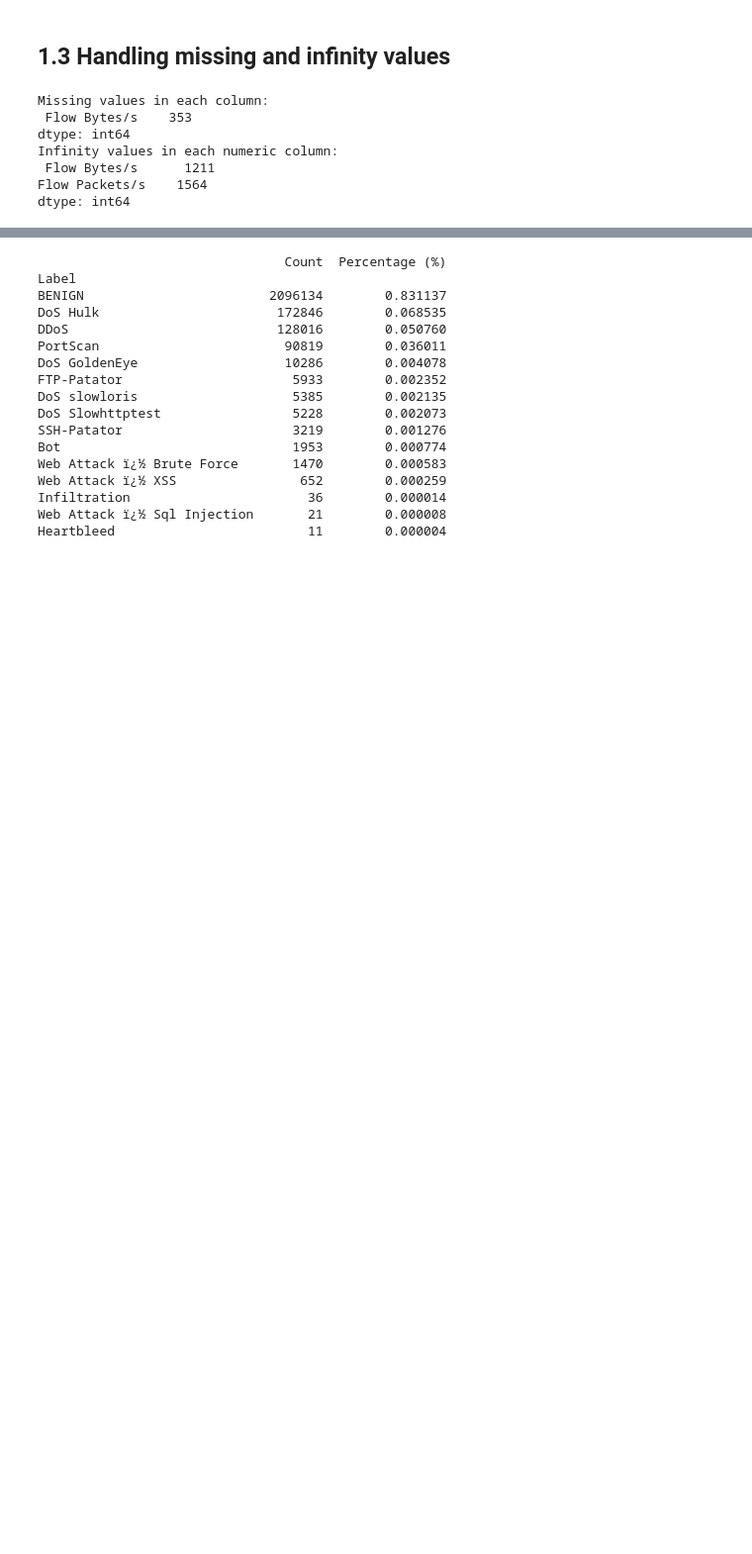
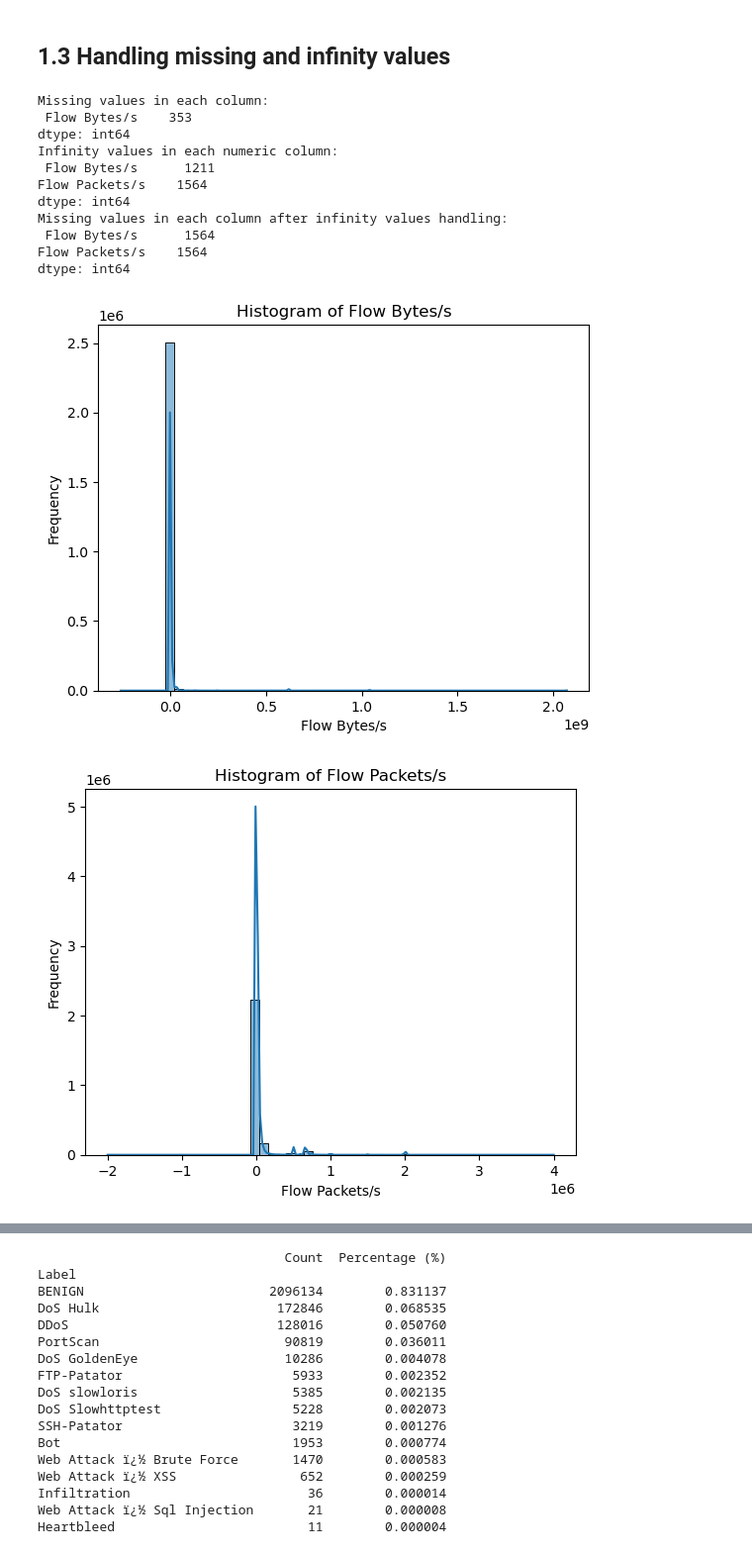
Before and after one commit to wahbakamaluddin/nids4, a Jupyter notebook: notebook/main/1_data_preprocessing.ipynb, the cells around one changed output, grey strips where cells are left out. Shown at 99% size. Drawn from its saved outputs; the diff is of its cells as text; code cells hidden in the pictures; blank space fills up the shorter version.

Commit message:
Add boxplot, histogram

```diff
--- a/notebook/main/1_data_preprocessing.ipynb
+++ b/notebook/main/1_data_preprocessing.ipynb
@@ -6,14 +6,14 @@ import matplotlib.pyplot as plt
 import os
 # %%
 # Load the dataset
-data1 = pd.read_csv("/home/wahba/Documents/cicid/cicids2017/original/csv/MachineLearningCVE/Monday-WorkingHours.pcap_ISCX.csv", encoding='latin1')
-data2 = pd.read_csv("/home/wahba/Documents/cicid/cicids2017/original/csv/MachineLearningCVE/Tuesday-WorkingHours.pcap_ISCX.csv", encoding='latin1')
-data3 = pd.read_csv("/home/wahba/Documents/cicid/cicids2017/original/csv/MachineLearningCVE/Wednesday-workingHours.pcap_ISCX.csv", encoding='latin1')
-data4 = pd.read_csv("/home/wahba/Documents/cicid/cicids2017/original/csv/MachineLearningCVE/Thursday-WorkingHours-Morning-WebAttacks.pcap_ISCX.csv", encoding='latin1')
-data5 = pd.read_csv("/home/wahba/Documents/cicid/cicids2017/original/csv/MachineLearningCVE/Thursday-WorkingHours-Afternoon-Infilteration.pcap_ISCX.csv", encoding='latin1')
-data6 = pd.read_csv("/home/wahba/Documents/cicid/cicids2017/original/csv/MachineLearningCVE/Friday-WorkingHours-Morning.pcap_ISCX.csv", encoding='latin1')
-data7 = pd.read_csv("/home/wahba/Documents/cicid/cicids2017/original/csv/MachineLearningCVE/Friday-WorkingHours-Afternoon-PortScan.pcap_ISCX.csv", encoding='latin1')
-data8 = pd.read_csv("/home/wahba/Documents/cicid/cicids2017/original/csv/MachineLearningCVE/Friday-WorkingHours-Afternoon-DDos.pcap_ISCX.csv", encoding='latin1')
+data1 = pd.read_csv("/home/wahba/Documents/dataset/cicid/cicids2017/original/csv/MachineLearningCVE/Monday-WorkingHours.pcap_ISCX.csv", encoding='latin1')
+data2 = pd.read_csv("/home/wahba/Documents/dataset/cicid/cicids2017/original/csv/MachineLearningCVE/Tuesday-WorkingHours.pcap_ISCX.csv", encoding='latin1')
+data3 = pd.read_csv("/home/wahba/Documents/dataset/cicid/cicids2017/original/csv/MachineLearningCVE/Wednesday-workingHours.pcap_ISCX.csv", encoding='latin1')
+data4 = pd.read_csv("/home/wahba/Documents/dataset/cicid/cicids2017/original/csv/MachineLearningCVE/Thursday-WorkingHours-Morning-WebAttacks.pcap_ISCX.csv", encoding='latin1')
+data5 = pd.read_csv("/home/wahba/Documents/dataset/cicid/cicids2017/original/csv/MachineLearningCVE/Thursday-WorkingHours-Afternoon-Infilteration.pcap_ISCX.csv", encoding='latin1')
+data6 = pd.read_csv("/home/wahba/Documents/dataset/cicid/cicids2017/original/csv/MachineLearningCVE/Friday-WorkingHours-Morning.pcap_ISCX.csv", encoding='latin1')
+data7 = pd.read_csv("/home/wahba/Documents/dataset/cicid/cicids2017/original/csv/MachineLearningCVE/Friday-WorkingHours-Afternoon-PortScan.pcap_ISCX.csv", encoding='latin1')
+data8 = pd.read_csv("/home/wahba/Documents/dataset/cicid/cicids2017/original/csv/MachineLearningCVE/Friday-WorkingHours-Afternoon-DDos.pcap_ISCX.csv", encoding='latin1')
 # %%
 data_list = [data1, data2, data3, data4, data5, data6, data7, data8]
 
@@ -162,10 +182,12 @@ numeric_columns = data.select_dtypes(include=[np.number]).columns
 infinity_counts = (data[numeric_columns] == np.inf).sum()
 print("Infinity values in each numeric column:\n", infinity_counts[infinity_counts > 0]) # Display only columns with infinity values
 
-# Remove rows with missing values
-data.dropna(inplace=True)
 # Replace infinity values with NaN
 data.replace([np.inf, -np.inf], np.nan, inplace=True)
+
+# Identify missing values
+missing_values = data.isnull().sum() # Check for missing values in each column
+print("Missing values in each column after infinity values handling:\n", missing_values[missing_values > 0]) # Display only columns with missing values
 # %% [output]
 Missing values in each column:
  Flow Bytes/s    353
@@ -174,3 +196,29 @@ Infinity values in each numeric column:
  Flow Bytes/s      1211
 Flow Packets/s    1564
 dtype: int64
+Missing values in each column after infinity values handling:
+ Flow Bytes/s      1564
+Flow Packets/s    1564
+dtype: int64
+# %%
+cols = ["Flow Bytes/s", "Flow Packets/s"]
+
+data_viz = data.copy()
+
+for col in cols:
+    plt.figure()
+    sns.histplot(data_viz[col].dropna(), bins=50, kde=True)
+    plt.title(f"Histogram of {col}")
+    plt.xlabel(col)
+    plt.ylabel("Frequency")
+    plt.show()
+
+for col in cols:
+    plt.figure()
+    sns.boxplot(x=data_viz[col].dropna())
+    plt.title(f"Boxplot of {col}")
+    plt.xlabel(col)
+    plt.show()
+# %% [output]
+[figure, added]
+[figure, added]
```
Also changed, not shown: parts of 2 cells of this notebook.
